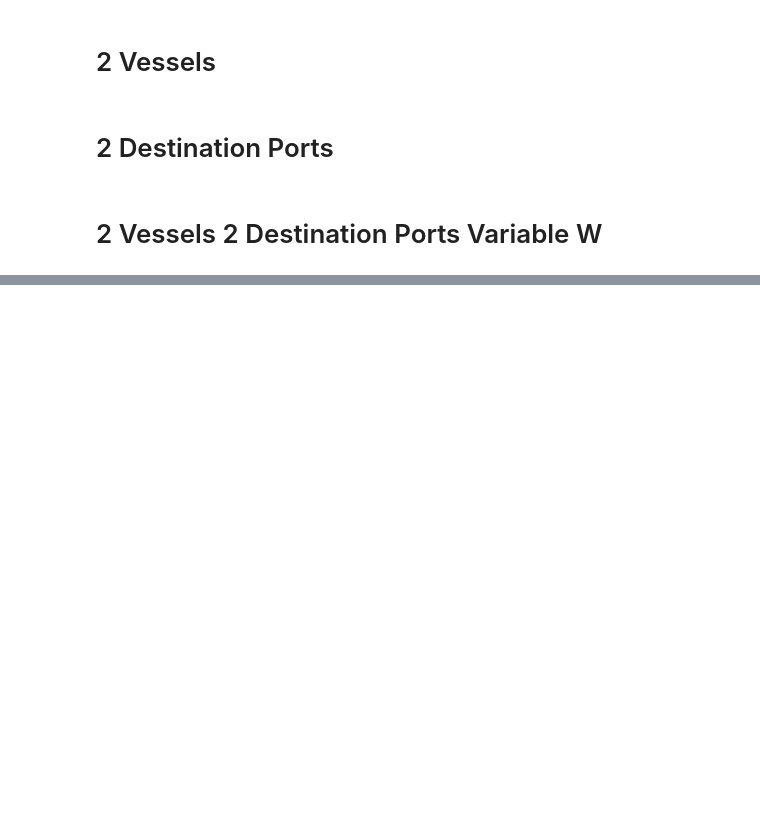
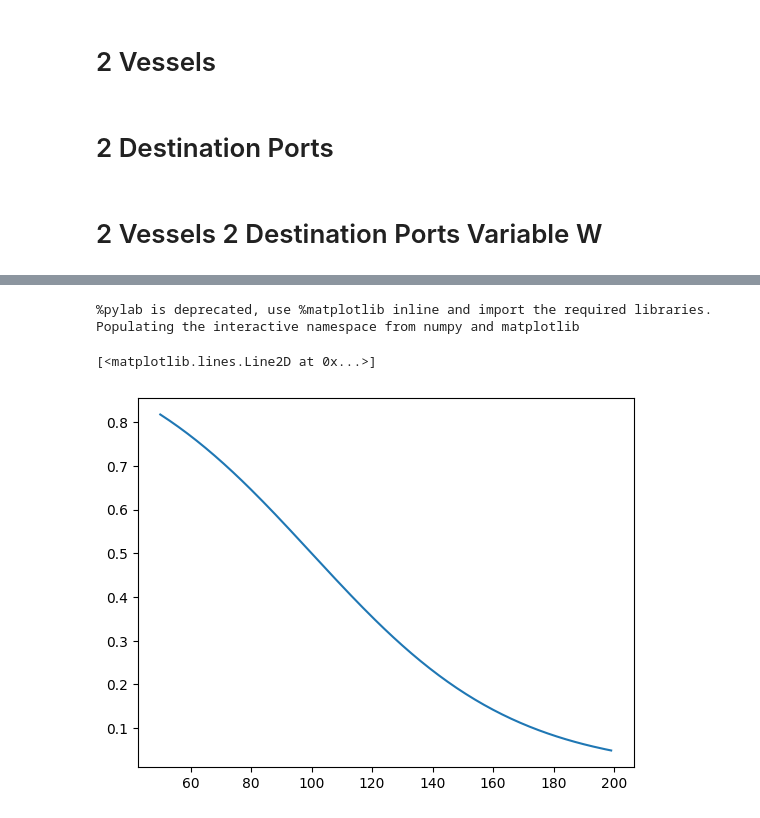
Before and after one commit to TrapSL/Thesis, a Jupyter notebook: Code.ipynb, the cells around one changed output, grey strips where cells are left out. Saved outputs shown, nothing was run; the diff lists cells and outputs as text; code cells hidden in the pictures; blank space fills up the shorter version.

```diff
--- a/Code.ipynb
+++ b/Code.ipynb
@@ -545,0 +628,13 @@ for t in range(T-1,-1,-1):
+# %%
+%pylab inline
+
+def upprob(a):
+    return 1/(1+np.exp(-3+3*a/100))
+
+x=np.arange(50,200,1)
+plt.plot(x,upprob(x))
+# %% [output]
+%pylab is deprecated, use %matplotlib inline and import the required libraries.
+Populating the interactive namespace from numpy and matplotlib
+[<matplotlib.lines.Line2D at 0x...>]
+[figure, added]
```
Also changed, not shown: parts of 7 cells of this notebook.
